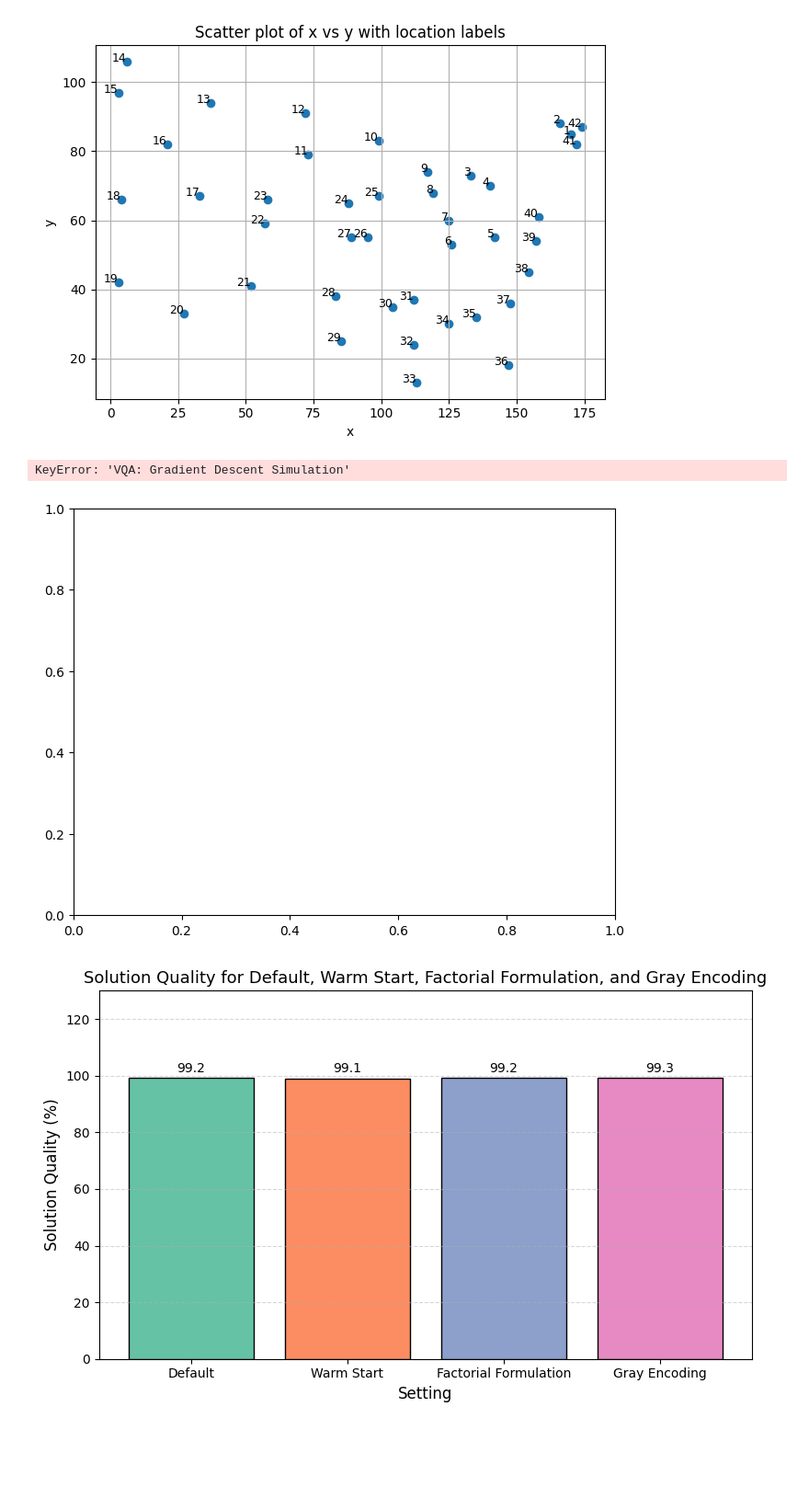
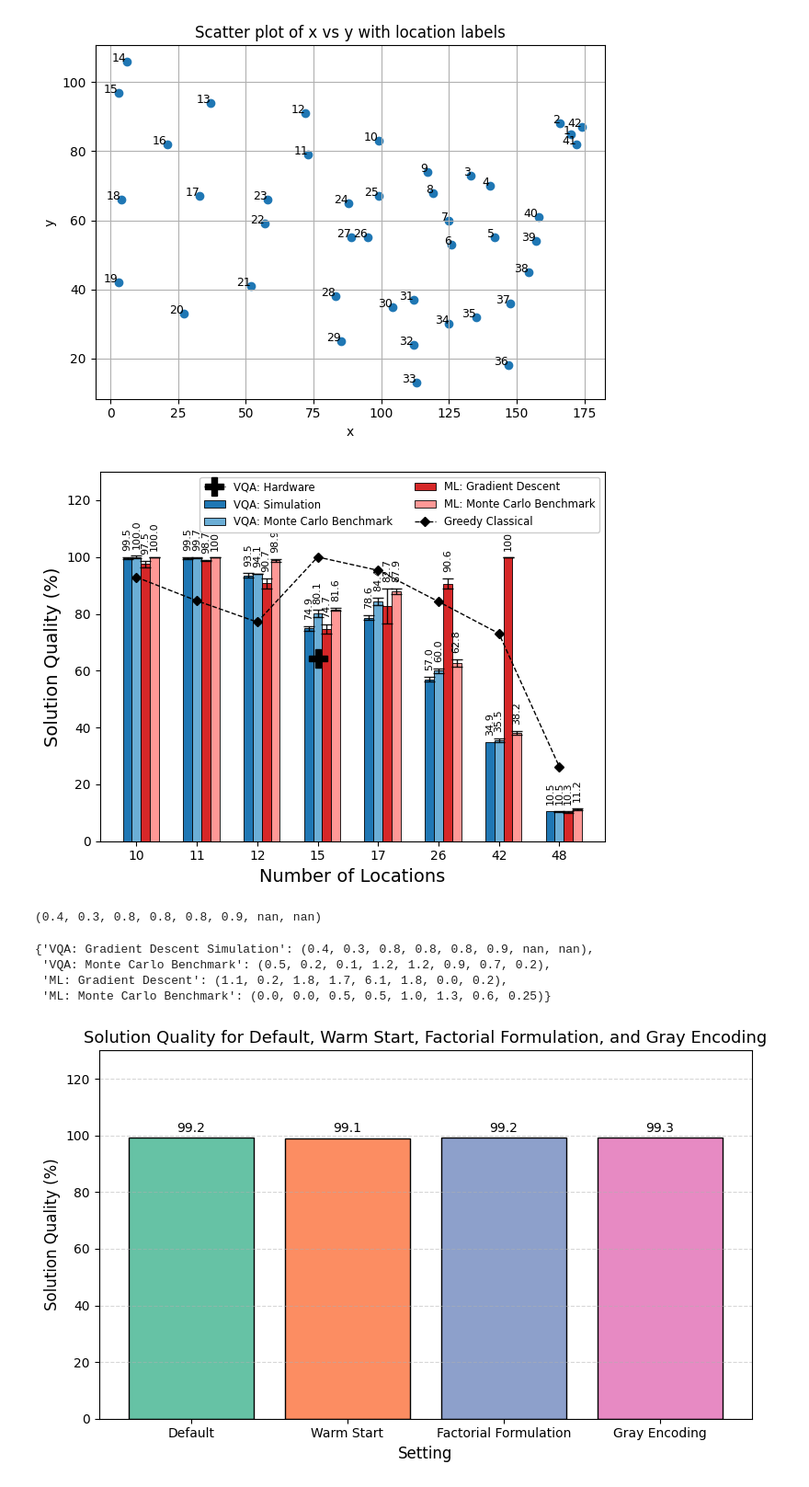
Before and after one commit to goldsmdn/TSP_VQC, a Jupyter notebook: plot_data.ipynb, the cells around one changed output. Shown at 92% size. Cells and saved outputs as stored; diff of their text form; code cells hidden in the pictures; blank space fills up the shorter version.

```diff
--- a/plot_data.ipynb
+++ b/plot_data.ipynb
@@ -98,21 +98,21 @@ plt.show()
 locations = ['10', '11', '12', '15', '17', '26', '42', '48']
 
 simulation_means = {
-    'VQA: Gradient Descent Simulation':    (99.5, 99.5, 93.5, 74.9, 78.6, 57.0, 34.9, 10.5),
+    'VQA: Simulation':    (99.5, 99.5, 93.5, 74.9, 78.6, 57.0, 34.9, 10.5),
     'VQA: Monte Carlo Benchmark':   (100, 99.7, 94.1, 80.1, 84.4, 60.0, 35.5, 10.5),
     'ML: Gradient Descent':                (97.5, 98.7, 90.7, 74.7, 82.7, 90.6, 100.0, 10.3),
     'ML: Monte Carlo Benchmark':    (100, 100, 98.9, 81.6, 87.9, 62.8, 38.2, 11.2)
 }
 
 simulation_errors = {
-    'VQA: Gradient Descent':    (0.4, 0.3, 0.8, 0.8, 0.8, 0.9, np.nan, np.nan),
+    'VQA: Simulation':    (0.4, 0.3, 0.8, 0.8, 0.8, 0.9, np.nan, np.nan),
     'VQA: Monte Carlo Benchmark':   (0.5, 0.2, 0.1, 1.2, 1.2, 0.9, 0.7, 0.2),
     'ML: Gradient Descent':                (1.1, 0.2, 1.8, 1.7, 6.1, 1.8, 0.0, 0.2),
     'ML: Monte Carlo Benchmark':    (0.0, 0.0, 0.5, 0.5, 1.0, 1.3, 0.6, 0.25)
 }
 
 colors = {
-    'VQA: Gradient Descent': '#1f77b4',      # blue
+    'VQA: Simulation': '#1f77b4',      # blue
     'VQA: Monte Carlo Benchmark': '#6baed6',     # lighter blue
     'ML: Gradient Descent': '#d62728',                  # red
     'ML: Monte Carlo Benchmark': '#ff9896'       # lighter red/pink
@@ -159,42 +159,52 @@ ax.plot(
     x + center_offset, greedy_classical,
     color='black', marker='D', linestyle='--',
     linewidth=1, markersize=5, label='Greedy Classical'
 )
 
 ax.plot(
     x + center_offset, AWS_results,
     color='black', marker='P', linestyle='--',
-    linewidth=1, markersize=15, label='VQA Gradient Descent Hardware'
+    linewidth=1, markersize=15, label='VQA: Hardware'
 )
 
 # --- Reorder legend so "Greedy Classical" appears last ---
 handles, labels = ax.get_legend_handles_labels()
 
 # Move 'Results from AWS' to the end
-if 'Results from AWS' in labels:
-    idx = labels.index('VQA Gradient Descent Hardware')
-    # Pop and append to end
-    handles.append(handles.pop(idx))
-    labels.append(labels.pop(idx))
+#if 'VQA: Hardware' in labels:
+#    idx = labels.index('VQA: Hardware')
+#    # Pop and append to end
+#    handles.append(handles.pop(idx))
+#    labels.append(labels.pop(idx))
 
 # Move "Greedy Classical" to the end
 if 'Greedy Classical' in labels:
     idx = labels.index('Greedy Classical')
     # Pop and append to end
     handles.append(handles.pop(idx))
     labels.append(labels.pop(idx))
 
-ax.legend(handles, labels, loc='upper right', ncols=3, fontsize='small', framealpha=1)
+ax.legend(handles, labels, loc='upper right', ncols=2, fontsize='small', framealpha=1)
 
 plt.tight_layout()
 
 filename = Path(GRAPH_DIR).joinpath(f'solution_quality_by_method.pdf')
 plt.savefig(filename, bbox_inches='tight')
 
 plt.show()
 # %% [output]
-KeyError: 'VQA: Gradient Descent Simulation'
-[figure, old version]
+[figure, new version]
+# %%
+simulation_errors['VQA: Gradient Descent Simulation']
+# %% [output]
+(0.4, 0.3, 0.8, 0.8, 0.8, 0.9, nan, nan)
+# %%
+simulation_errors
+# %% [output]
+{'VQA: Gradient Descent Simulation': (0.4, 0.3, 0.8, 0.8, 0.8, 0.9, nan, nan),
+ 'VQA: Monte Carlo Benchmark': (0.5, 0.2, 0.1, 1.2, 1.2, 0.9, 0.7, 0.2),
+ 'ML: Gradient Descent': (1.1, 0.2, 1.8, 1.7, 6.1, 1.8, 0.0, 0.2),
+ 'ML: Monte Carlo Benchmark': (0.0, 0.0, 0.5, 0.5, 1.0, 1.3, 0.6, 0.25)}
 # %%
 # Data
 setting = ['Default', 'Warm Start', 'Factorial Formulation', 'Gray Encoding']
```
Also changed, not shown: 3 other files.
